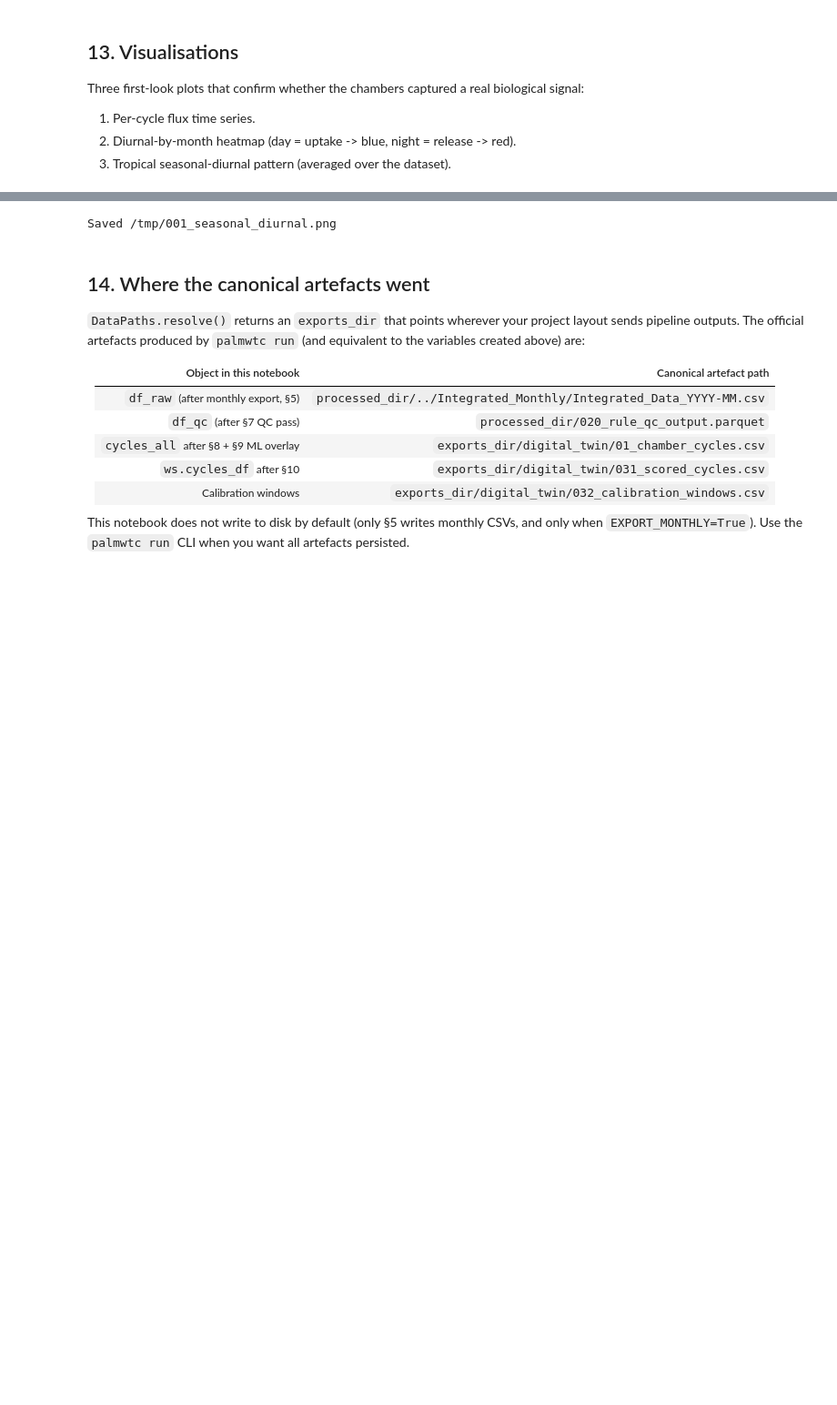
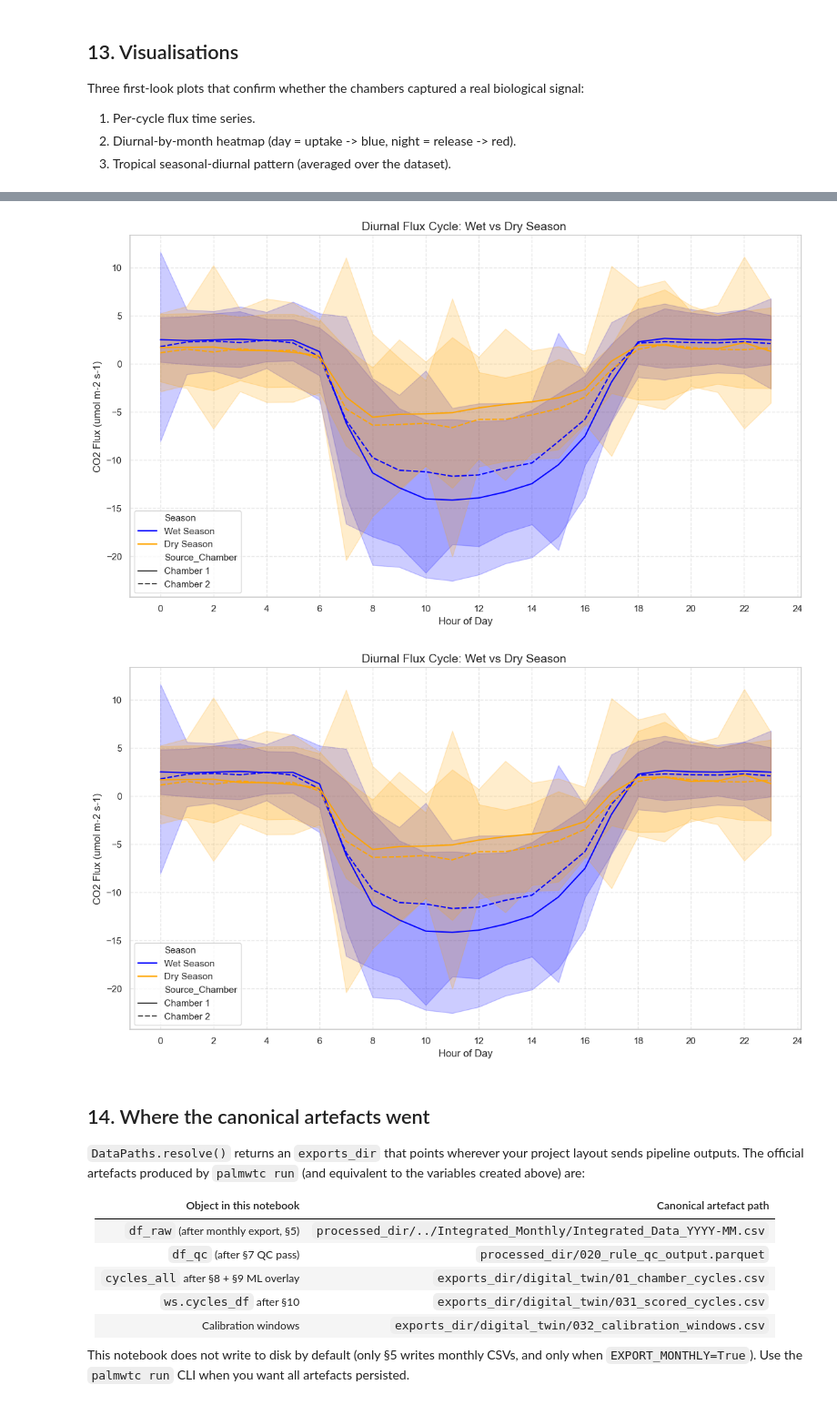
Before and after one commit to adisapoetro/palmwtc, a Jupyter notebook: docs/tutorials/001_End_to_End_Real_Chamber_Data.ipynb, the cells around one changed output, grey strips where cells are left out. Shown at 91% size. Saved outputs shown, nothing was run; the diff lists cells and outputs as text; code cells hidden in the pictures; blank space fills up the shorter version.

```diff
--- a/docs/tutorials/001_End_to_End_Real_Chamber_Data.ipynb
+++ b/docs/tutorials/001_End_to_End_Real_Chamber_Data.ipynb
@@ -603,14 +598,11 @@ Saved /tmp/001_flux_heatmap.png
 # %%
 from palmwtc.viz import plot_tropical_seasonal_diurnal
 
 fig3 = plot_tropical_seasonal_diurnal(cycles_for_viz)
-if fig3 is not None:
-    fig3.savefig("/tmp/001_seasonal_diurnal.png", dpi=100, bbox_inches="tight")
-    print("Saved /tmp/001_seasonal_diurnal.png")
-else:
-    print("Seasonal-diurnal skipped (insufficient data span)")
+fig3    # None if insufficient data span
 # %% [output]
-Saved /tmp/001_seasonal_diurnal.png
+[figure, added]
+[figure, added]
 # %% [markdown]
 ## 14. Where the canonical artefacts went
 
```
Also changed, not shown: parts of 3 cells of this notebook, 1 other file.
